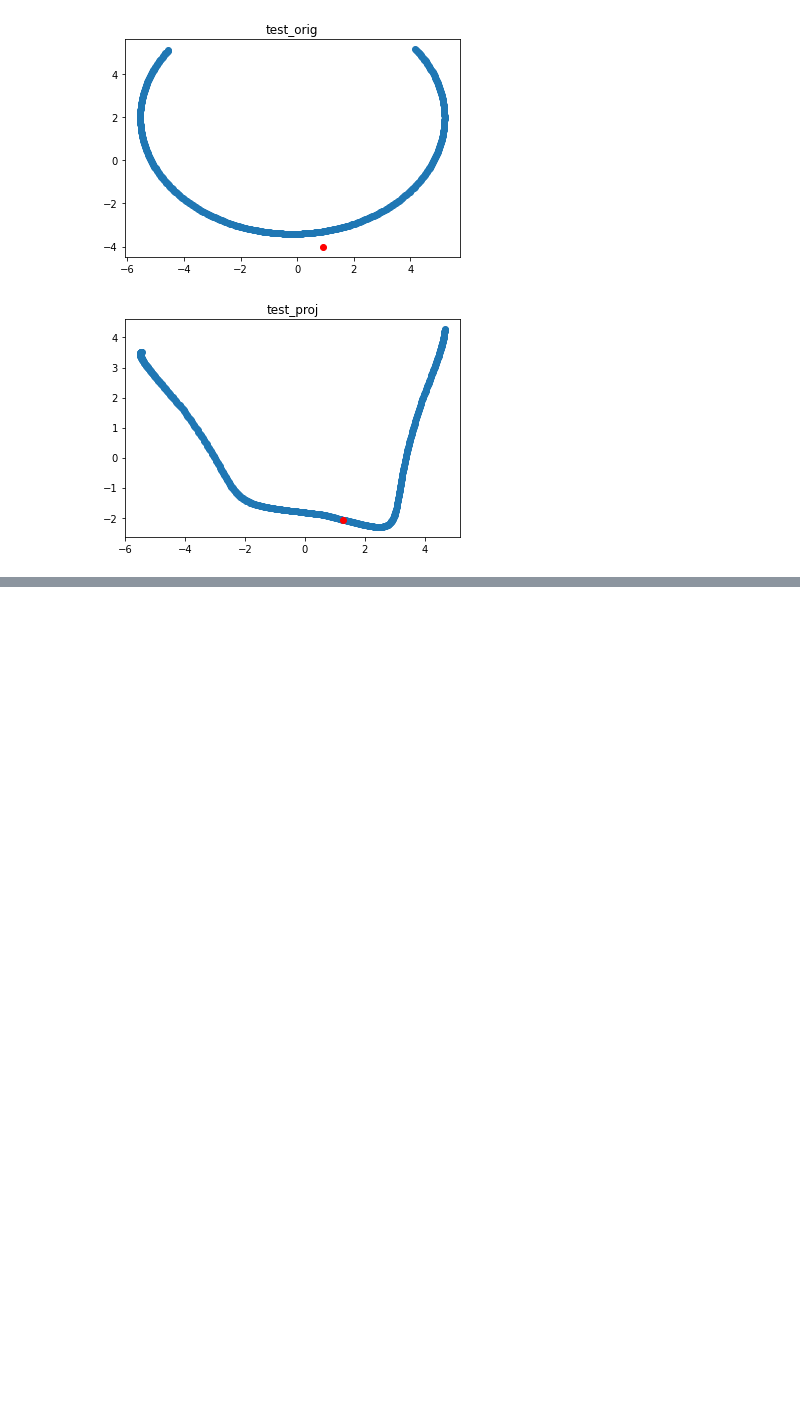
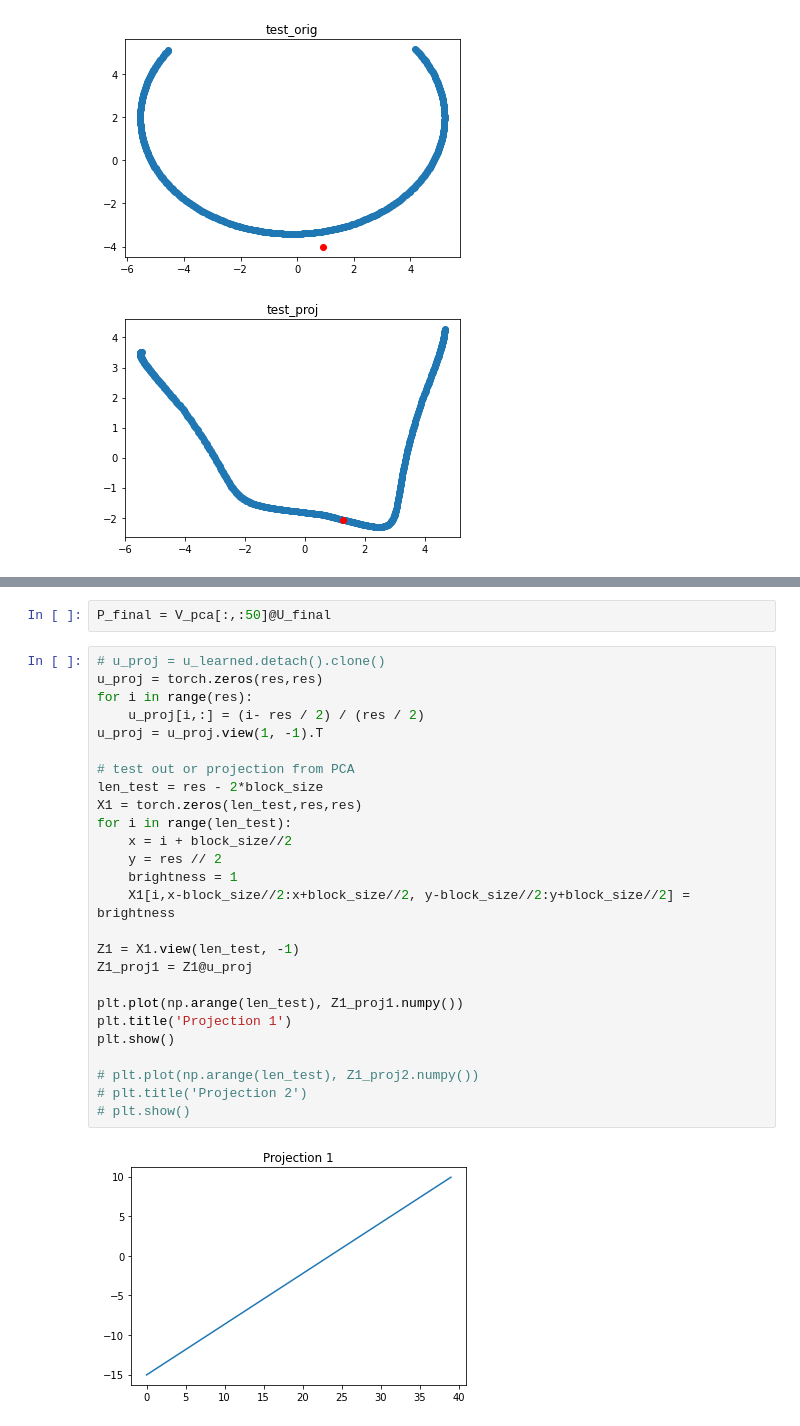
Before and after one commit to michael-psenka/manifold-linearization, a Jupyter notebook: test_files/cc_test.ipynb, the cells around one changed output, grey strips where cells are left out. Saved outputs shown, nothing was run; the diff lists cells and outputs as text; blank space fills up the shorter version.

```diff
--- a/test_files/cc_test.ipynb
+++ b/test_files/cc_test.ipynb
@@ -697,0 +950,30 @@ plt.show()
+# %%
+P_final = V_pca[:,:50]@U_final
+# %%
+# u_proj = u_learned.detach().clone()
+u_proj = torch.zeros(res,res)
+for i in range(res):
+	u_proj[i,:] = (i- res / 2) / (res / 2)
+u_proj = u_proj.view(1, -1).T
+
+# test out or projection from PCA
+len_test = res - 2*block_size
+X1 = torch.zeros(len_test,res,res)
+for i in range(len_test):
+	x = i + block_size//2
+	y = res // 2
+	brightness = 1
+	X1[i,x-block_size//2:x+block_size//2, y-block_size//2:y+block_size//2] = brightness
+
+Z1 = X1.view(len_test, -1)
+Z1_proj1 = Z1@u_proj
+
+plt.plot(np.arange(len_test), Z1_proj1.numpy())
+plt.title('Projection 1')
+plt.show()
+
+# plt.plot(np.arange(len_test), Z1_proj2.numpy())
+# plt.title('Projection 2')
+# plt.show()
+# %% [output]
+[figure, added]
```
Also changed, not shown: parts of 14 cells of this notebook.
